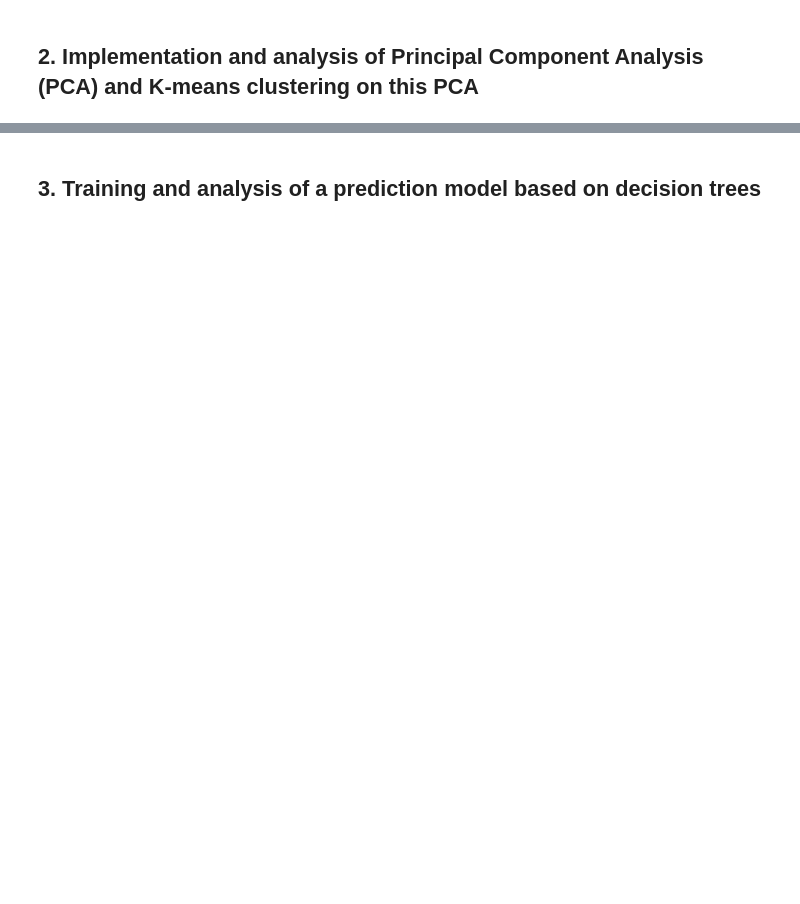
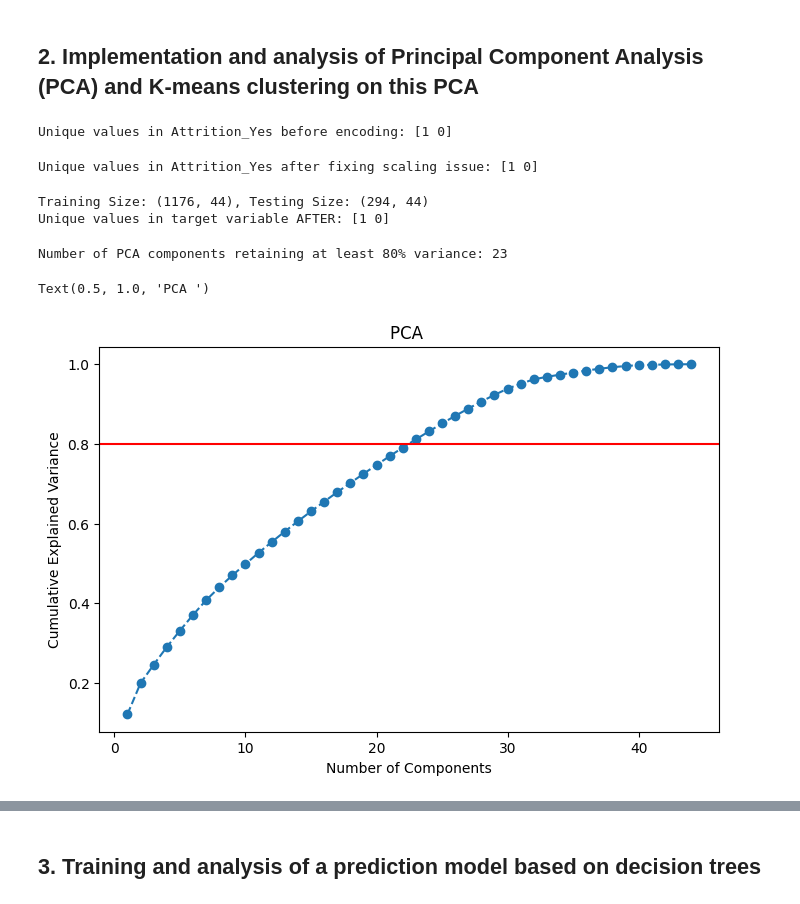
Before and after one commit to ValeriaCastilloc/mydataproyects, a Jupyter notebook: capgemini.ipynb, the cells around one changed output, grey strips where cells are left out. Cells and saved outputs as stored; diff of their text form; code cells hidden in the pictures; blank space fills up the shorter version.

```diff
--- a/capgemini.ipynb
+++ b/capgemini.ipynb
@@ -110,2 +139,80 @@ plt.show()
 # %% [markdown]
 ## 2. Implementation and analysis of Principal Component Analysis (PCA) and K-means clustering on this PCA
+# %%
+# Ensuring 'Attrition' column exists
+if 'Attrition' in hrdata_orig.columns:
+    hrdata_orig['Attrition_Yes'] = hrdata_orig['Attrition'].map({'Yes': 1, 'No': 0})
+else:
+    raise ValueError("The column 'Attrition' is missing from the dataset.")
+
+# veryfing mapping
+print("Unique values in Attrition_Yes before encoding:", hrdata_orig['Attrition_Yes'].unique())
+# %% [output]
+Unique values in Attrition_Yes before encoding: [1 0]
+# %%
+attrition_yes = hrdata_orig['Attrition_Yes'].copy()
+hrdata = pd.get_dummies(hrdata_orig, drop_first=True)
+
+# checking if duplicate columns
+hrdata = hrdata.loc[:, ~hrdata.columns.duplicated()]
+
+# Restoreing 'Attrition_Yes' after encoding
+hrdata['Attrition_Yes'] = attrition_yes
+
+# Separating 'Attrition_Yes' before scaling
+attrition_yes = hrdata['Attrition_Yes']
+
+# Standardizing numerical features (excluding target variable)
+hrdata.drop(columns=['Attrition_Yes'], inplace=True)
+scaler = StandardScaler()
+hrdata_scaled = pd.DataFrame(scaler.fit_transform(hrdata), columns=hrdata.columns)
+
+# Re-adding target variable after scaling
+hrdata_scaled['Attrition_Yes'] = attrition_yes
+# %% [output]
+Unique values in Attrition_Yes after fixing scaling issue: [1 0]
+# %%
+target_variable = 'Attrition_Yes'
+
+# Extracting X and y
+y = hrdata_scaled[target_variable].astype(int)
+X = hrdata_scaled.drop(columns=[target_variable])
+
+# dividning training and testing splits
+X_train, X_test, y_train, y_test = train_test_split(X, y, test_size=0.2, random_state=42)
+
+print(f"Training Size: {X_train.shape}, Testing Size: {X_test.shape}")
+print("Unique values in target variable AFTER:", y.unique())
+# %% [output]
+Training Size: (1176, 44), Testing Size: (294, 44)
+Unique values in target variable AFTER: [1 0]
+# %%
+from sklearn.decomposition import PCA
+
+pca = PCA()
+pca.fit(X_train)
+
+# cumulative explained variance
+cumulative_variance = np.cumsum(pca.explained_variance_ratio_)
+
+# Minimum number of components that retain at least 80% variance
+components = np.argmax(cumulative_variance >= 0.80) + 1
+
+print(f"Number of PCA components retaining at least 80% variance: {components}")
+
+# Applying PCA with the optimal number of components
+pca = PCA(n_components=components)
+X_train_pca = pca.fit_transform(X_train)
+X_test_pca = pca.transform(X_test)
+
+# Visualizing variance
+plt.figure(figsize=(8, 5))
+plt.plot(range(1, len(cumulative_variance) + 1), cumulative_variance, marker='o', linestyle='--')
+plt.axhline(y=0.80, color='r', linestyle='-')
+plt.xlabel('Number of Components')
+plt.ylabel('Cumulative Explained Variance')
+plt.title('PCA ')
+# %% [output]
+Number of PCA components retaining at least 80% variance: 23
+Text(0.5, 1.0, 'PCA ')
+[figure, added]
```
Also changed, not shown: parts of 30 cells of this notebook.
